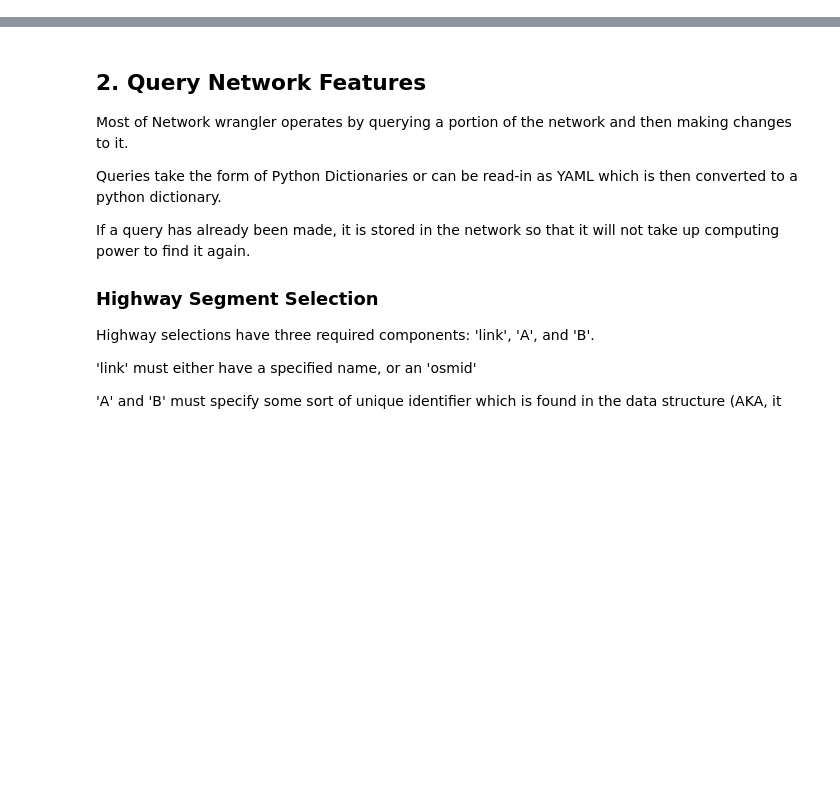
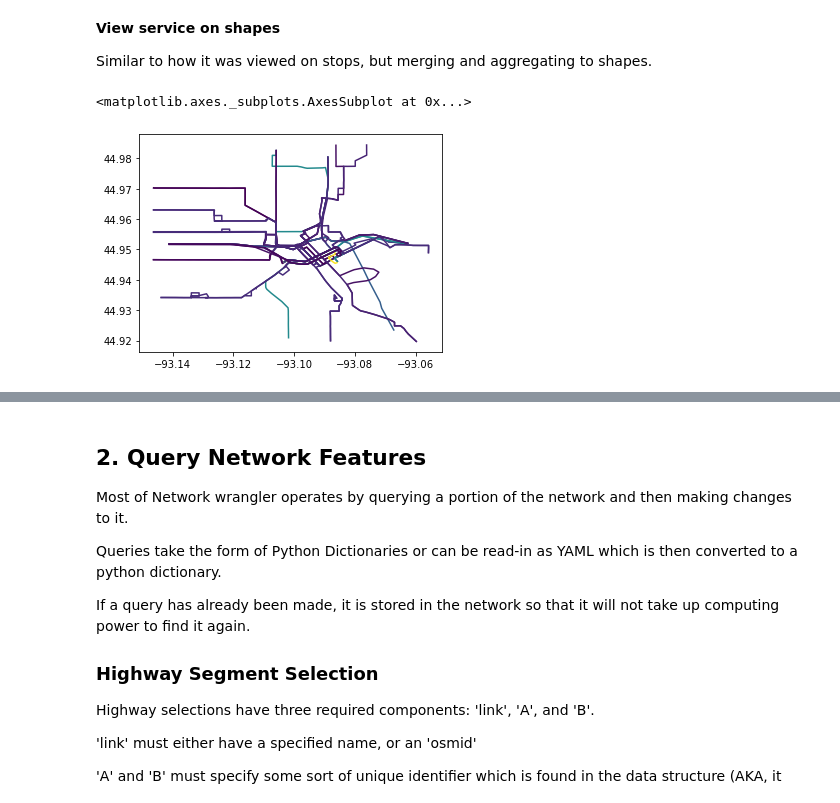
Before and after one commit to wsp-sag/network_wrangler, a Jupyter notebook: notebook/Wrangler Quickstart.ipynb, the cells around one changed output, grey strips where cells are left out. Saved outputs shown, nothing was run; the diff lists cells and outputs as text; code cells hidden in the pictures; blank space fills up the shorter version.

```diff
--- a/notebook/Wrangler Quickstart.ipynb
+++ b/notebook/Wrangler Quickstart.ipynb
@@ -80,0 +274,21 @@ transit_net.feed.shapes[:5]
+# %% [markdown]
+**View service on shapes**
+
+Similar to how it was viewed on stops, but merging and aggregating to shapes.
+# %%
+# Aggregate to shape_ids
+
+service_by_shape_id =  selected_trips.groupby('shape_id').agg(
+    buses_per_hour = ('buses_per_hour',sum),
+    num_routes= ('route_id','nunique'),
+    routes = ('route_id',list),
+)
+
+# Merge to shapes
+shapes_service_gdf = shapes_gdf.merge(service_by_shape_id, how='right',on='shape_id')
+
+
+shapes_service_gdf.plot(column='buses_per_hour')
+# %% [output]
+<matplotlib.axes._subplots.AxesSubplot at 0x...>
+[figure, added]
```
Also changed, not shown: parts of 63 cells of this notebook, 2 other files.
